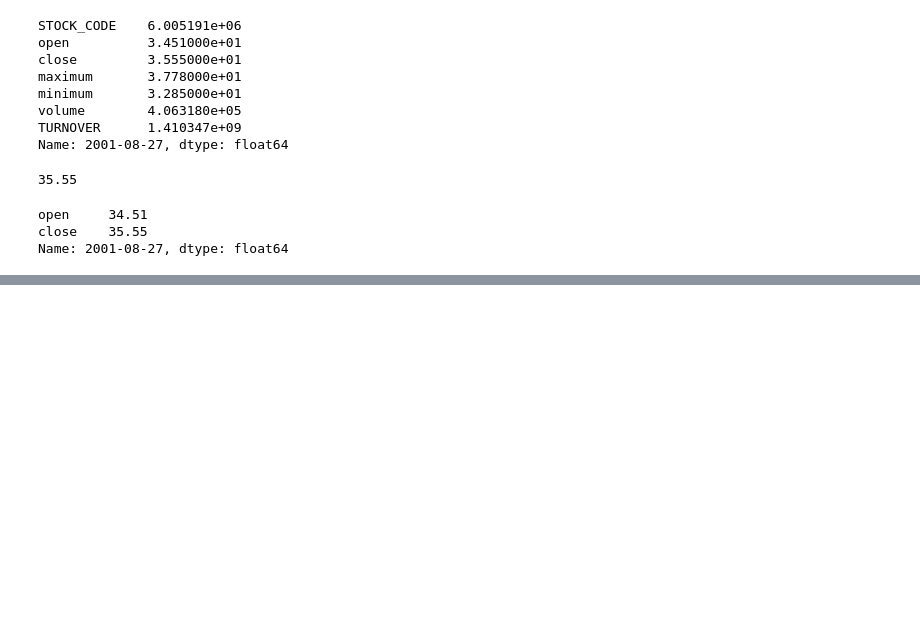
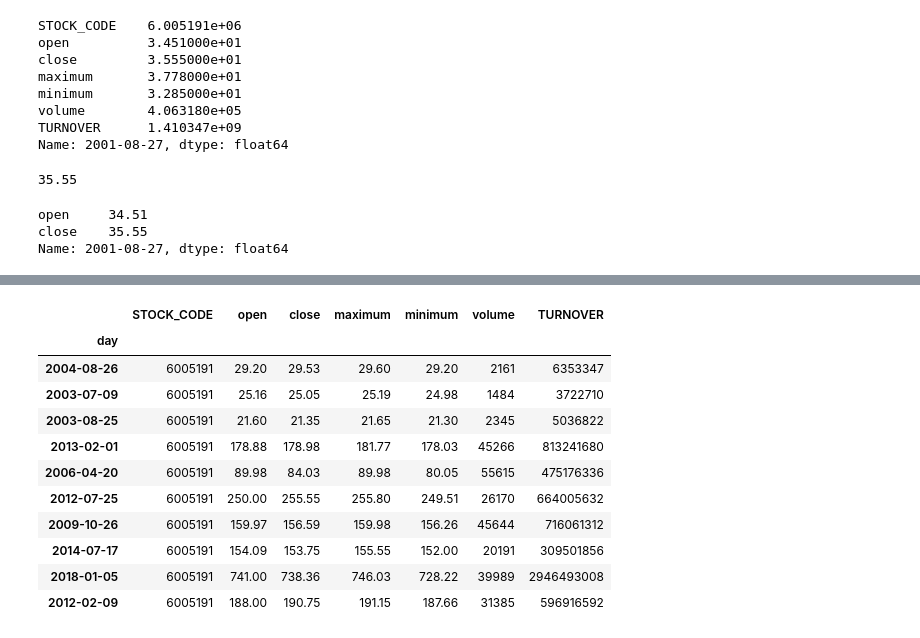
Before and after one commit to zythyszyq/hello, a Jupyter notebook: 05-dataframe.ipynb, the cells around one changed output, grey strips where cells are left out. Cells and saved outputs as stored; diff of their text form; code cells hidden in the pictures; blank space fills up the shorter version.

```diff
--- a/05-dataframe.ipynb
+++ b/05-dataframe.ipynb
@@ -149,0 +231,15 @@ Name: 2001-08-27, dtype: float64
+# %%
+贵州茅台.sample(10)
+# %% [output]
+|  | STOCK_CODE | open | close | maximum | minimum | volume | TURNOVER |
+| day |  |  |  |  |  |  |  |
+| 2004-08-26 | 6005191 | 29.20 | 29.53 | 29.60 | 29.20 | 2161 | 6353347 |
+| 2003-07-09 | 6005191 | 25.16 | 25.05 | 25.19 | 24.98 | 1484 | 3722710 |
+| 2003-08-25 | 6005191 | 21.60 | 21.35 | 21.65 | 21.30 | 2345 | 5036822 |
+| 2013-02-01 | 6005191 | 178.88 | 178.98 | 181.77 | 178.03 | 45266 | 813241680 |
+| 2006-04-20 | 6005191 | 89.98 | 84.03 | 89.98 | 80.05 | 55615 | 475176336 |
+| 2012-07-25 | 6005191 | 250.00 | 255.55 | 255.80 | 249.51 | 26170 | 664005632 |
+| 2009-10-26 | 6005191 | 159.97 | 156.59 | 159.98 | 156.26 | 45644 | 716061312 |
+| 2014-07-17 | 6005191 | 154.09 | 153.75 | 155.55 | 152.00 | 20191 | 309501856 |
+| 2018-01-05 | 6005191 | 741.00 | 738.36 | 746.03 | 728.22 | 39989 | 2946493008 |
+| 2012-02-09 | 6005191 | 188.00 | 190.75 | 191.15 | 187.66 | 31385 | 596916592 |
```
Also changed, not shown: parts of 11 cells of this notebook, 1 other file.
